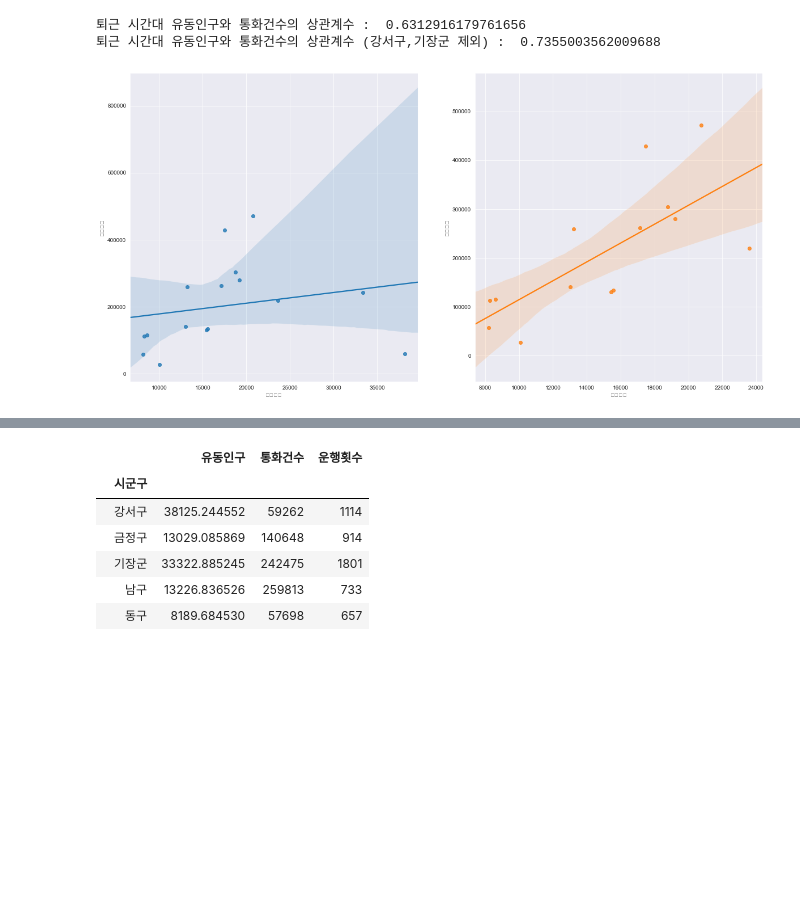
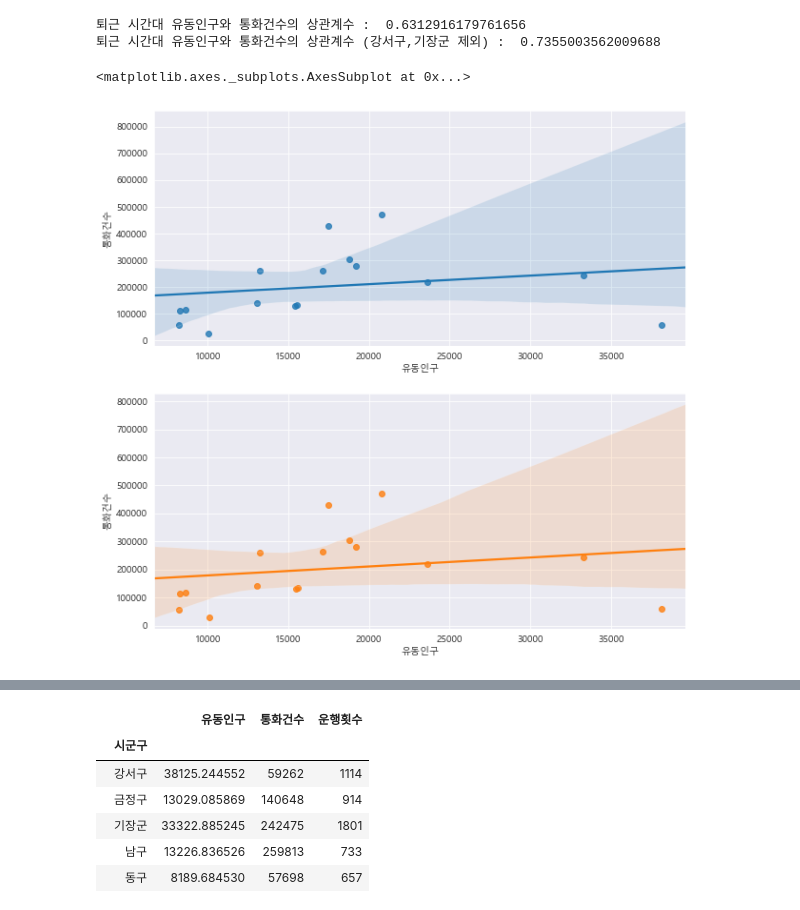
Before and after one commit to kim-juwan/bts, a Jupyter notebook: Untitled2.ipynb, the cells around one changed output, grey strips where cells are left out. Saved outputs shown, nothing was run; the diff lists cells and outputs as text; code cells hidden in the pictures; blank space fills up the shorter version.

```diff
--- a/Untitled2.ipynb
+++ b/Untitled2.ipynb
@@ -212,22 +216,21 @@ print('퇴근 시간대 유동인구와 통화건수의 상관계수 (강서구,
 # %% [output]
 퇴근 시간대 유동인구와 통화건수의 상관계수 :  0.6312916179761656
 퇴근 시간대 유동인구와 통화건수의 상관계수 (강서구,기장군 제외) :  0.7355003562009688
+# %%
+
+import matplotlib.pyplot as plt
+import matplotlib.font_manager as fm
+import seaborn as sns
+fm.get_fontconfig_fonts()
+font_location ='C:/Windows/Fonts/malgun.ttf'
+font_name = fm.FontProperties(fname=font_location).get_name()
+plt.rc('font', family=font_name)
 # %%
-import seaborn as sns
-sns.set_style('darkgrid')
-fig = plt.figure(figsize=(20,10))
-ax1 = fig.add_subplot(1,2,1)
-ax2 = fig.add_subplot(1,2,2)
-
-sns.regplot(x='유동인구',
-           y='통화건수',
-           data=morning_total,
-           ax=ax1)
-
-sns.regplot(x='유동인구',
-           y='통화건수',
-           data=morning_total_1,
-           ax=ax2)
-plt.show()
+fig = plt.figure(figsize=(10,10))
+ax1 = plt.subplot(2,1,1)
+ax2 = plt.subplot(2,1,2)
+sns.regplot(x='유동인구',y='통화건수',data=morning_total,ax=ax1)
+sns.regplot(x='유동인구',y='통화건수',data=morning_total,ax=ax2)
 # %% [output]
+<matplotlib.axes._subplots.AxesSubplot at 0x...>
-[figure, old version]
+[figure, new version]
```
Also changed, not shown: parts of 6 cells of this notebook, 11 other files.
